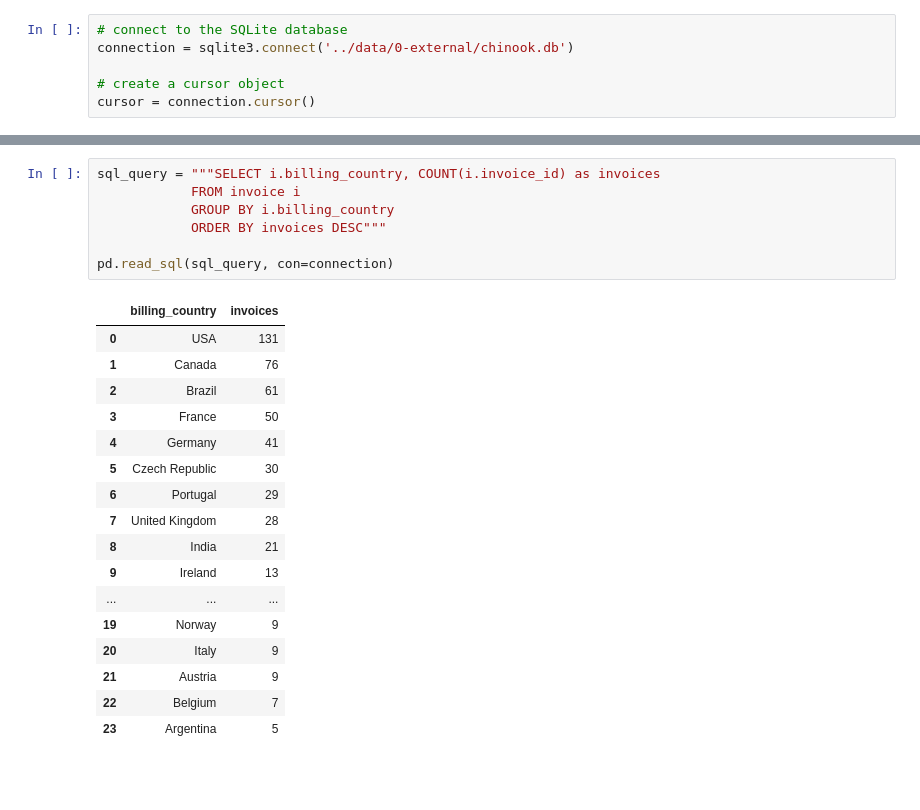
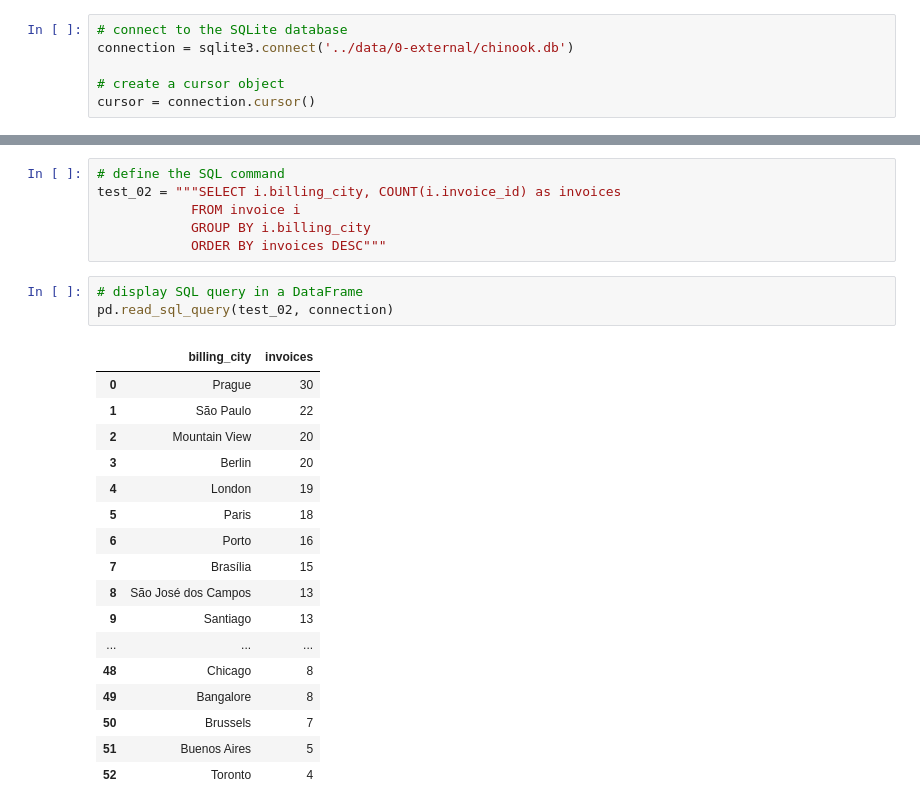
Before and after one commit to fedfioravanti/Business-Analytics-with-SQL-and-PowerBI, a Jupyter notebook: notebooks/Interacting-with-SQLite-using-Python.ipynb, the cells around one changed output, grey strips where cells are left out. Cells and saved outputs as stored; diff of their text form; blank space fills up the shorter version.

Commit message:
nb read_sql update

```diff
--- a/notebooks/Interacting-with-SQLite-using-Python.ipynb
+++ b/notebooks/Interacting-with-SQLite-using-Python.ipynb
@@ -133,25 +135,27 @@ pd.read_sql(sql_query, con=connection)
 # %%
-sql_query = """SELECT i.billing_country, COUNT(i.invoice_id) as invoices
+# define the SQL command
+test_02 = """SELECT i.billing_city, COUNT(i.invoice_id) as invoices
             FROM invoice i
-            GROUP BY i.billing_country
+            GROUP BY i.billing_city
             ORDER BY invoices DESC"""
-
-pd.read_sql(sql_query, con=connection)
-# %% [output]
-|  | billing_country | invoices |
-| 0 | USA | 131 |
-| 1 | Canada | 76 |
-| 2 | Brazil | 61 |
-| 3 | France | 50 |
-| 4 | Germany | 41 |
-| 5 | Czech Republic | 30 |
-| 6 | Portugal | 29 |
-| 7 | United Kingdom | 28 |
-| 8 | India | 21 |
-| 9 | Ireland | 13 |
-| ... | ... | ... |
-| 19 | Norway | 9 |
-| 20 | Italy | 9 |
-| 21 | Austria | 9 |
-| 22 | Belgium | 7 |
-| 23 | Argentina | 5 |
+# %%
+# display SQL query in a DataFrame
+pd.read_sql_query(test_02, connection)
+# %% [output]
+|  | billing_city | invoices |
+| 0 | Prague | 30 |
+| 1 | São Paulo | 22 |
+| 2 | Mountain View | 20 |
+| 3 | Berlin | 20 |
+| 4 | London | 19 |
+| 5 | Paris | 18 |
+| 6 | Porto | 16 |
+| 7 | Brasília | 15 |
+| 8 | São José dos Campos | 13 |
+| 9 | Santiago | 13 |
+| ... | ... | ... |
+| 48 | Chicago | 8 |
+| 49 | Bangalore | 8 |
+| 50 | Brussels | 7 |
+| 51 | Buenos Aires | 5 |
+| 52 | Toronto | 4 |
```
Also changed, not shown: parts of 13 cells of this notebook.
